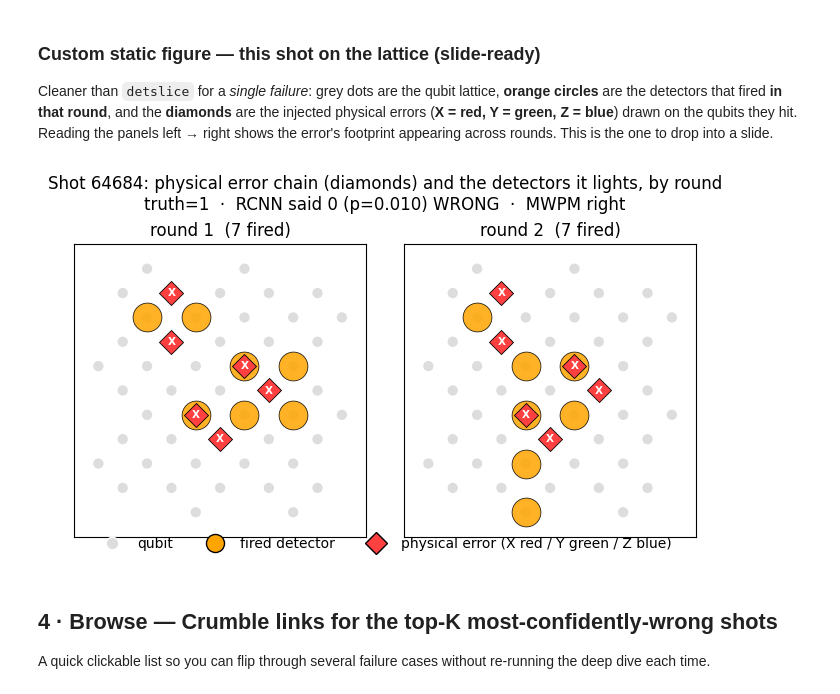
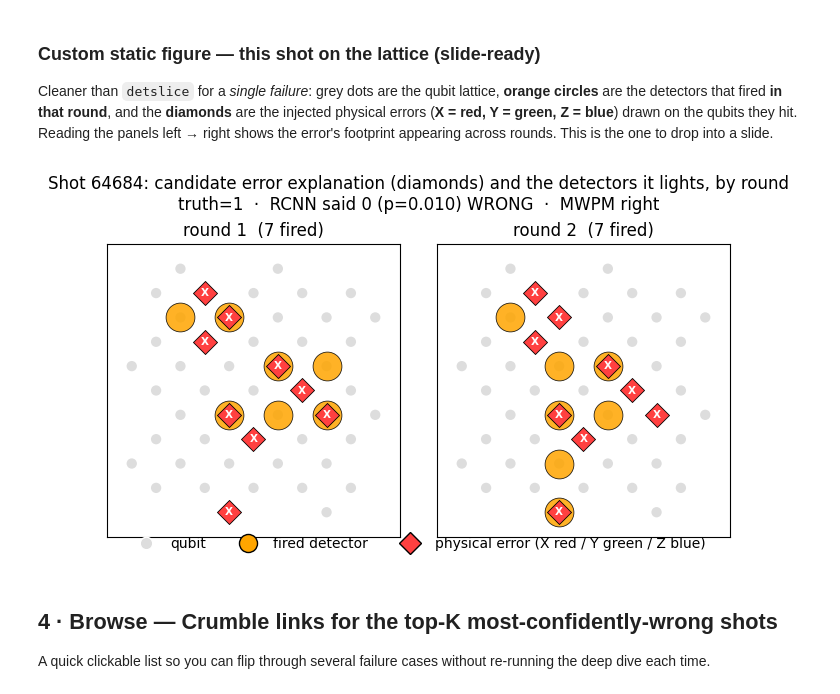
Before and after one commit to karriechey/FNAL-QCDecoding-FPGA, a Jupyter notebook: analysis_notebooks/failure_case_explorer.ipynb, the cells around one changed output. Cells and saved outputs as stored; diff of their text form; code cells hidden in the pictures.

Commit message:
Fix failure_case_explorer: honest candidate explanation, correct boundary-edge logical, provenance + validations

```diff
--- a/analysis_notebooks/failure_case_explorer.ipynb
+++ b/analysis_notebooks/failure_case_explorer.ipynb
@@ -137,9 +239,23 @@ tool. Change `SHOT` to any value from the table above.
 # %%
-def physical_error_chain(shot):
-    """Return (edges, explained_errors, readable_rows) for one shot's syndrome."""
+def candidate_mwpm_explanation(shot):
+    """Return (edges, candidate_errors, readable_rows) for one shot's syndrome.
+
+    IMPORTANT — provenance: this is NOT the physical fault history that Stim sampled.
+    It is ONE representative Pauli error per MWPM-matched edge that is *consistent with*
+    the detector pattern: a candidate DEM/MWPM explanation. The true injected faults are
+    degenerate with, and generally different from, this reconstruction.
+    """
     syn = det_evts[shot].astype(np.uint8)
     edges = MATCH.decode_to_edges_array(syn)           # detector pairs; -1 = boundary
-    lines = [f'error(1) D{a} L0' if b == -1 else f'error(1) D{a} D{b}' for a, b in edges]
+    lines = []
+    for a, b in edges:
+        a, b = int(a), int(b)
+        dets = f'D{a}' if b == -1 else f'D{a} D{b}'
+        # attach ONLY the logical observables this specific edge actually carries
+        # (from the matching graph), instead of blanket-L0 on every boundary edge.
+        fids = EDGE_FAULTS.get(frozenset((a, b)), set())
+        logi = ''.join(f' L{f}' for f in sorted(fids))
+        lines.append(f'error(1) {dets}{logi}')
     expl = CIRC.explain_detector_error_model_errors(
         dem_filter=stim.DetectorErrorModel("\n".join(lines)),
         reduce_to_one_representative_error=True)
@@ -155,6 +271,9 @@ def physical_error_chain(shot):
                                  lights=" ".join(dets)))
     return edges, marks, pd.DataFrame(readable)
 
+# deprecated alias: keep old name importable, but the honest name is above.
+physical_error_chain = candidate_mwpm_explanation
+
 def fired_detectors(shot):
     ids = np.where(det_evts[shot])[0]
     return pd.DataFrame([dict(det=i, x=DET_COORDS[i][0], y=DET_COORDS[i][1],
@@ -313,40 +598,40 @@ QC = CIRC.get_final_qubit_coordinates()
 qx = np.array([v[0] for v in QC.values()]); qy = np.array([v[1] for v in QC.values()])
 
 det_df = fired_detectors(SHOT)
-_, _, chain_df = physical_error_chain(SHOT)
+_, _, chain_df = candidate_mwpm_explanation(SHOT)
 err_xy = list(chain_df['coords']); err_p = list(chain_df['pauli'])
 pcol = {'X': '#FF4040', 'Y': '#2CA02C', 'Z': '#4DA6FF'}
 
 rounds_present = sorted(det_df['round'].unique())
 fig, axes = plt.subplots(1, len(rounds_present), figsize=(3.3*len(rounds_present), 3.7),
                          constrained_layout=True, squeeze=False)
 for ax, t in zip(axes[0], rounds_present):
     ax.scatter(qx, qy, s=55, color='#dddddd', edgecolors='none', zorder=1)   # lattice
     d = det_df[det_df['round'] == t]
     ax.scatter(d['x'], d['y'], s=430, facecolor='#FFA500', edgecolors='k',
                linewidths=0.6, alpha=0.85, zorder=2)                          # fired detectors
     for (xx, yy), pp in zip(err_xy, err_p):                                    # physical errors
         ax.scatter(xx, yy, marker='D', s=150, facecolor=pcol.get(pp, 'k'),
                    edgecolors='k', linewidths=0.6, zorder=3)
         ax.text(xx, yy, pp, ha='center', va='center', fontsize=7.5,
                 color='white', fontweight='bold', zorder=4)
     ax.set_title(f"round {t}  ({len(d)} fired)")
     ax.set_aspect('equal'); ax.set_xlim(-1, 11); ax.set_ylim(11, -1)
     ax.set_xticks([]); ax.set_yticks([])
 
 from matplotlib.lines import Line2D
 handles = [
     Line2D([0], [0], marker='o', color='w', markerfacecolor='#dddddd', markersize=9, label='qubit'),
     Line2D([0], [0], marker='o', color='w', markerfacecolor='#FFA500', markeredgecolor='k',
            markersize=13, label='fired detector'),
     Line2D([0], [0], marker='D', color='w', markerfacecolor='#FF4040', markeredgecolor='k',
            markersize=11, label='physical error (X red / Y green / Z blue)')]
 fig.legend(handles=handles, loc='lower center', ncol=3, bbox_to_anchor=(0.5, -0.06), frameon=False)
-fig.suptitle(f"Shot {SHOT}: physical error chain (diamonds) and the detectors it lights, by round\n"
+fig.suptitle(f"Shot {SHOT}: candidate error explanation (diamonds) and the detectors it lights, by round\n"
              f"truth={truth[SHOT]}  ·  RCNN said {rcnn_pred[SHOT]} (p={rcnn_prob[SHOT]:.3f}) WRONG  ·  MWPM right")
 plt.show()
 # %% [output]
-[figure, old version]
+[figure, new version]
 # %% [markdown]
 ## 4 · Browse — Crumble links for the top-K most-confidently-wrong shots
 
```
Also changed, not shown: parts of 13 cells of this notebook, 3 other files.
